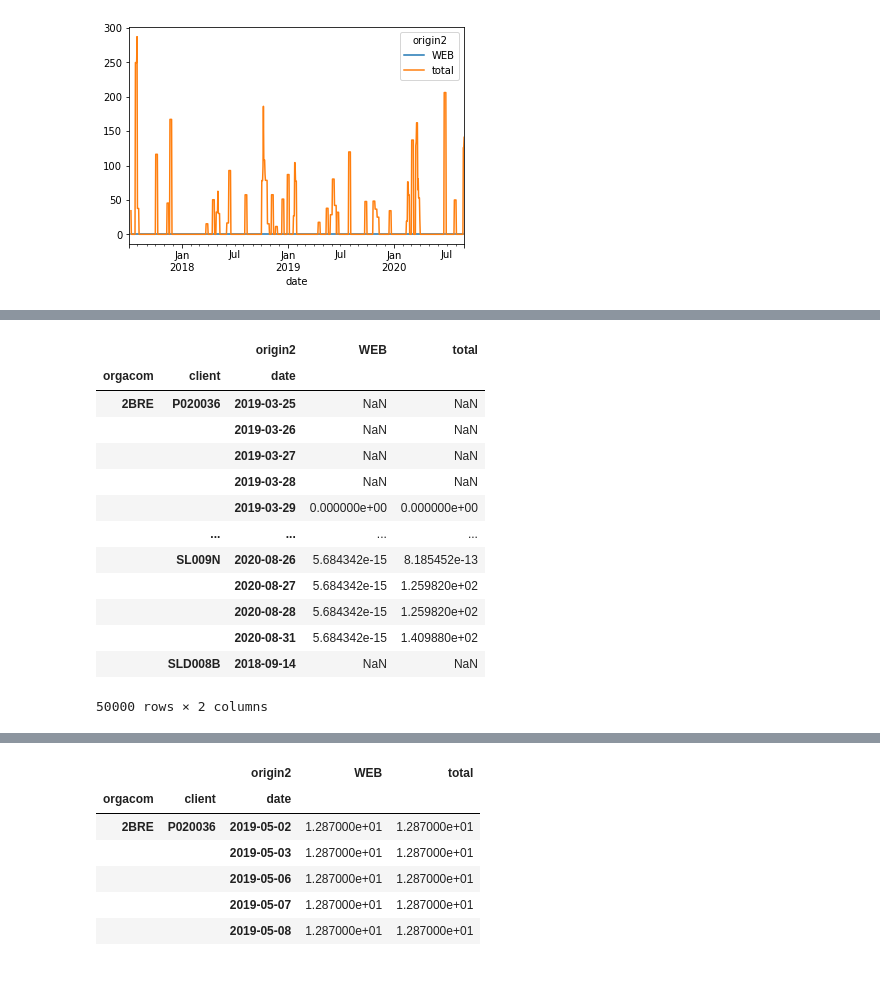
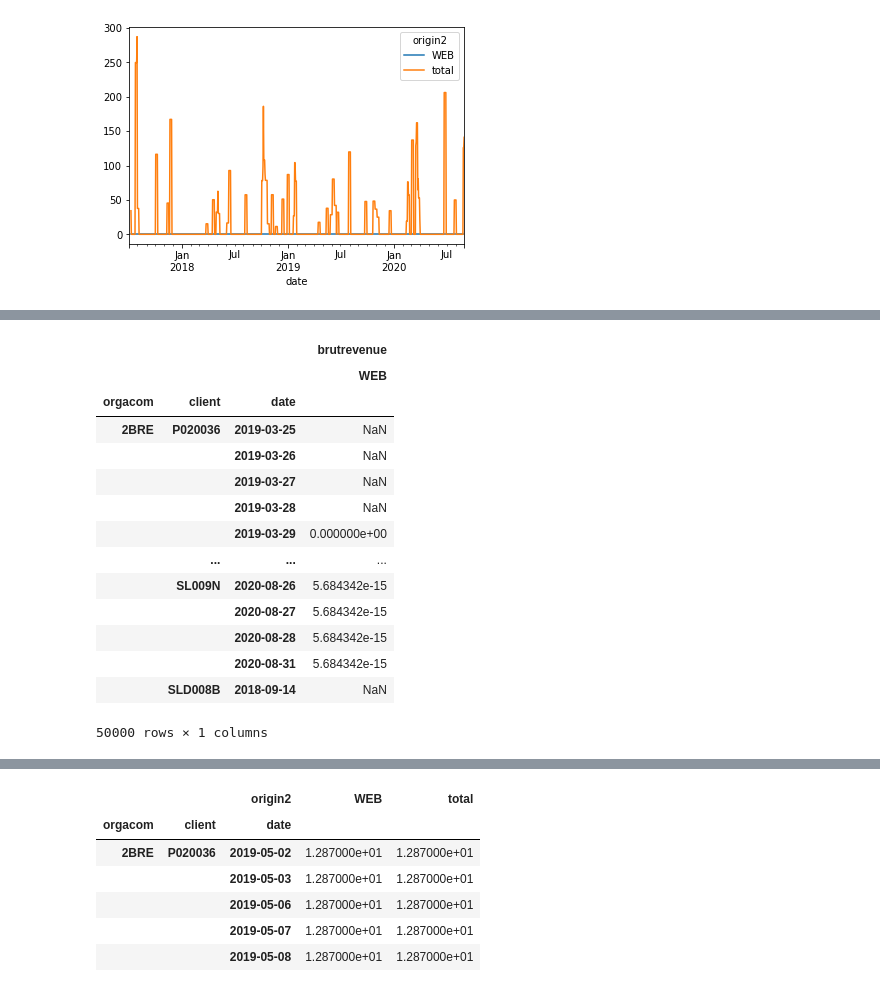
Before and after one commit to UltraDiuve/WebOrNot, a Jupyter notebook: notebooks/part2.ipynb, the cells around one changed output, grey strips where cells are left out. Cells and saved outputs as stored; diff of their text form; code cells hidden in the pictures.

```diff
--- a/notebooks/part2.ipynb
+++ b/notebooks/part2.ipynb
@@ -79,0 +340,2 @@ rolled.loc[('2BRE', 'SL009N')].plot(kind='line')
+# %%
+day_orders = day_orders.sort_index()
@@ -81,15 +415,18 @@ rolled.loc[('2BRE', 'SL009N')].plot(kind='line')
 %%time
 in_df = day_orders.tail(50000)
 rolled = (
-    in_df.loc[:, ('brutrevenue')].loc[:, ['WEB', 'total']]
+    in_df.loc[:, ('brutrevenue', 'WEB')]  # .loc[:, ['WEB', 'total']]
         .groupby(['orgacom', 'client'], observed=True)
-        .rolling(5, win_type='boxcar')
+        .rolling(5, win_type='triang')
         .mean()
         .reset_index()
         .drop(['orgacom', 'client'], axis=1)
 )
 
-rolled[['orgacom', 'client', 'date']] = rolled.level_2.to_list()
+to_list = list(zip(*rolled.level_2.to_list()))
+rolled['orgacom'] = to_list[0]
+rolled['client'] = to_list[1]
+rolled['date'] = to_list[2]
 rolled = rolled.drop('level_2', axis=1).set_index(['orgacom', 'client', 'date'])
 rolled
 # %% [output]
@@ -98,14 +435,15 @@ Wall time: 1.31 s
-|  |  | origin2 | WEB | total |
-| orgacom | client | date |  |  |
-| 2BRE | P020036 | 2019-03-25 | NaN | NaN |
-|  |  | 2019-03-26 | NaN | NaN |
-|  |  | 2019-03-27 | NaN | NaN |
-|  |  | 2019-03-28 | NaN | NaN |
-|  |  | 2019-03-29 | 0.000000e+00 | 0.000000e+00 |
-|  | ... | ... | ... | ... |
-|  | SL009N | 2020-08-26 | 5.684342e-15 | 8.185452e-13 |
-|  |  | 2020-08-27 | 5.684342e-15 | 1.259820e+02 |
-|  |  | 2020-08-28 | 5.684342e-15 | 1.259820e+02 |
-|  |  | 2020-08-31 | 5.684342e-15 | 1.409880e+02 |
-|  | SLD008B | 2018-09-14 | NaN | NaN |
+|  |  |  | brutrevenue |
+|  |  |  | WEB |
+| orgacom | client | date |  |
+| 2BRE | P020036 | 2019-03-25 | NaN |
+|  |  | 2019-03-26 | NaN |
+|  |  | 2019-03-27 | NaN |
+|  |  | 2019-03-28 | NaN |
+|  |  | 2019-03-29 | 0.000000e+00 |
+|  | ... | ... | ... |
+|  | SL009N | 2020-08-26 | 5.684342e-15 |
+|  |  | 2020-08-27 | 5.684342e-15 |
+|  |  | 2020-08-28 | 5.684342e-15 |
+|  |  | 2020-08-31 | 5.684342e-15 |
+|  | SLD008B | 2018-09-14 | NaN |
-50000 rows × 2 columns
+50000 rows × 1 columns
```
Also changed, not shown: parts of 43 cells of this notebook, 1 other file.
